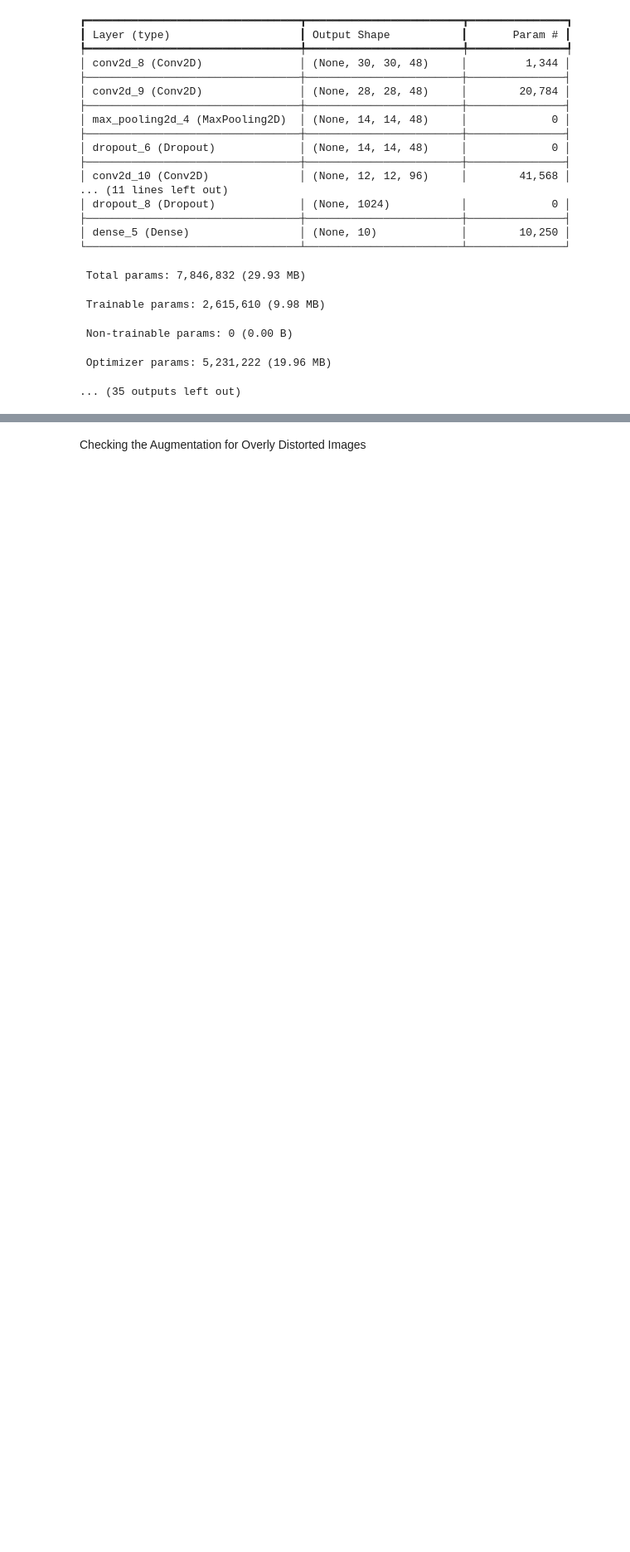
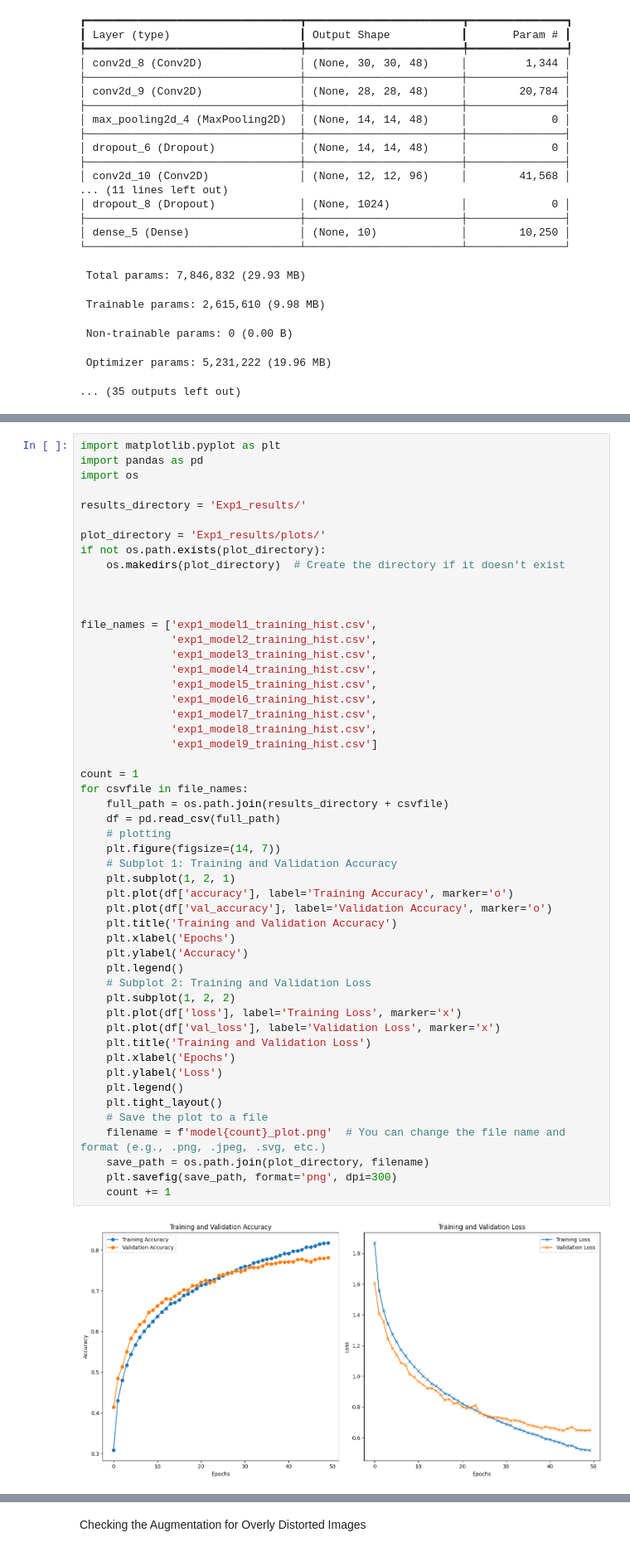
Before and after one commit to aa57c/CS_5567_Deep_Learning_Final, a Jupyter notebook: experiment1.ipynb, the cells around one changed output, grey strips where cells are left out. Shown at 83% size. Drawn from its saved outputs; the diff is of its cells as text; blank space fills up the shorter version.

Commit message:
made plots for experiment 1

```diff
--- a/experiment1.ipynb
+++ b/experiment1.ipynb
@@ -442,0 +416,53 @@ Model: "sequential_2"
+# %%
+import matplotlib.pyplot as plt
+import pandas as pd
+import os
+
+results_directory = 'Exp1_results/'
+
+plot_directory = 'Exp1_results/plots/'
+if not os.path.exists(plot_directory):
+    os.makedirs(plot_directory)  # Create the directory if it doesn't exist
+
+
+
+file_names = ['exp1_model1_training_hist.csv',
+              'exp1_model2_training_hist.csv',
+              'exp1_model3_training_hist.csv',
+              'exp1_model4_training_hist.csv',
+              'exp1_model5_training_hist.csv',
+              'exp1_model6_training_hist.csv',
+              'exp1_model7_training_hist.csv',
+              'exp1_model8_training_hist.csv',
+              'exp1_model9_training_hist.csv']
+
+count = 1
+for csvfile in file_names:
+    full_path = os.path.join(results_directory + csvfile)
+    df = pd.read_csv(full_path)
+    # plotting
+    plt.figure(figsize=(14, 7))
+    # Subplot 1: Training and Validation Accuracy
+    plt.subplot(1, 2, 1)
+    plt.plot(df['accuracy'], label='Training Accuracy', marker='o')
+    plt.plot(df['val_accuracy'], label='Validation Accuracy', marker='o')
+    plt.title('Training and Validation Accuracy')
+    plt.xlabel('Epochs')
+    plt.ylabel('Accuracy')
+    plt.legend()
+    # Subplot 2: Training and Validation Loss
+    plt.subplot(1, 2, 2)
+    plt.plot(df['loss'], label='Training Loss', marker='x')
+    plt.plot(df['val_loss'], label='Validation Loss', marker='x')
+    plt.title('Training and Validation Loss')
+    plt.xlabel('Epochs')
+    plt.ylabel('Loss')
+    plt.legend()
+    plt.tight_layout()
+    # Save the plot to a file
+    filename = f'model{count}_plot.png'  # You can change the file name and format (e.g., .png, .jpeg, .svg, etc.)
+    save_path = os.path.join(plot_directory, filename)
+    plt.savefig(save_path, format='png', dpi=300)
+    count += 1
+# %% [output]
+[figure, added]
```
Also changed, not shown: parts of 4 cells of this notebook, 9 other files.
